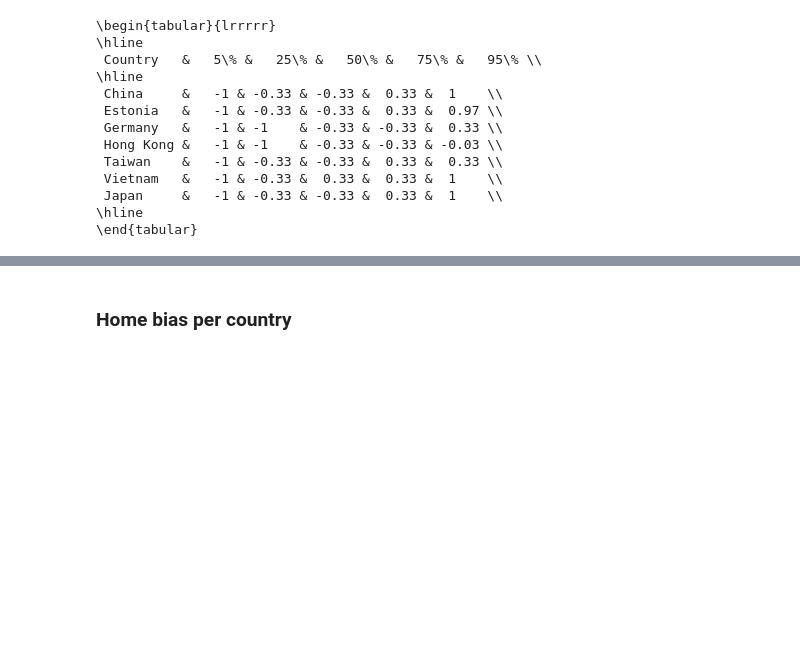
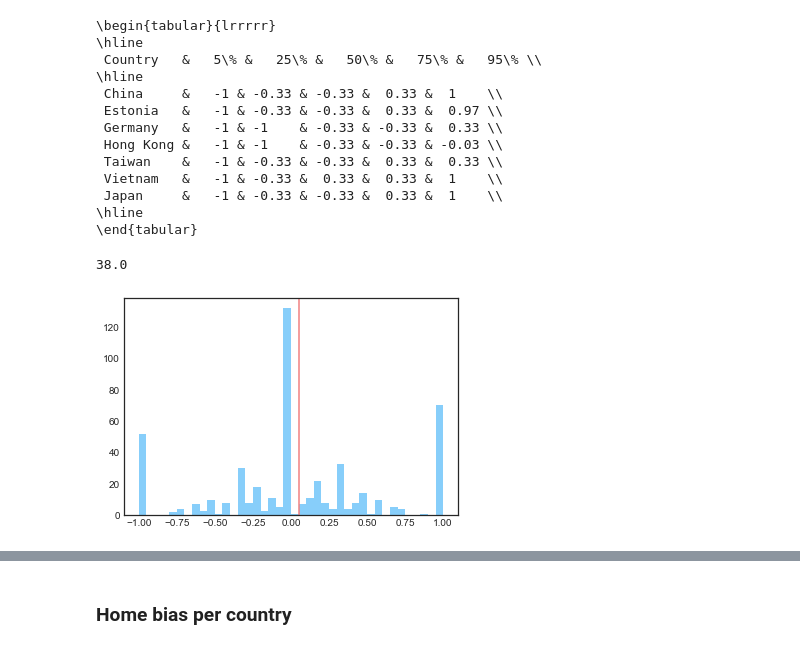
Before and after one commit to hugo2901/Culture-Finance, a Jupyter notebook: Culture Finance.ipynb, the cells around one changed output, grey strips where cells are left out. Saved outputs shown, nothing was run; the diff lists cells and outputs as text; code cells hidden in the pictures; blank space fills up the shorter version.

Commit message:
New Graphs

```diff
--- a/Culture Finance.ipynb
+++ b/Culture Finance.ipynb
@@ -348,31 +338,0 @@ array(['China', 'Estonia', 'Germany', 'Hong Kong', 'Taiwan', 'Vietnam',
-# %%
-countries_nan = df['country'].unique()
-
-countries_nan.sort()
-
-for i in range(0,len(countries_nan)):
-
-    country = countries_nan[i]
-
-    country_data = df.loc[df['country'] == country]
-    nan_count = len(np.where(country_data['XFD8'].isnull())[0])
-    resp_sum = len(country_data['XFD8'])
-
-    #print(country," has "+str(nan_count)+" nan values with "+str(resp_sum)+" respondents, so a "+str(round(nan_count/resp_sum,2))+" percentage of nan values")
-
-    # Data to plot
-    labels = ['Nan ('+str(nan_count)+")",'Answered ('+str(resp_sum - nan_count)+")"]
-    sizes = [nan_count, resp_sum]
-    colors = ['lightcoral', 'lightskyblue']
-
-    # Plot
-
-    plt.figure(figsize=(7,5))
-
-    plt.title(countries_print_nan[i]+" ("+str(resp_sum)+" respondents)")
-    plt.pie(sizes, labels=labels, colors=colors,
-    autopct='%1.1f%%', shadow=True, startangle=90, labeldistance=None)
-    plt.legend()
-
-    plt.axis('equal')
-    plt.show()
@@ -458,3 +419,16 @@ print(tabulate(table_patriotism_per_country,patriotism_header,tablefmt="latex"))
  Japan     &   -1 & -0.33 & -0.33 &  0.33 &  1    \\
 \hline
 \end{tabular}
+# %%
+np.quantile(dfr['age'],0.95)
+# %% [output]
+38.0
+# %%
+country_homebias = dfr.iloc[country_IDs[0]]['Home Bias']
+# %%
+plt.hist(country_homebias,range=(-1,1),bins=np.arange(-1,1.01,0.05),color='lightskyblue')
+plt.axvline(x=country_homebias.mean(),color='lightcoral')
+
+plt.show()
+# %% [output]
+[figure, added]
```
Also changed, not shown: parts of 36 cells of this notebook, 1 other file.
